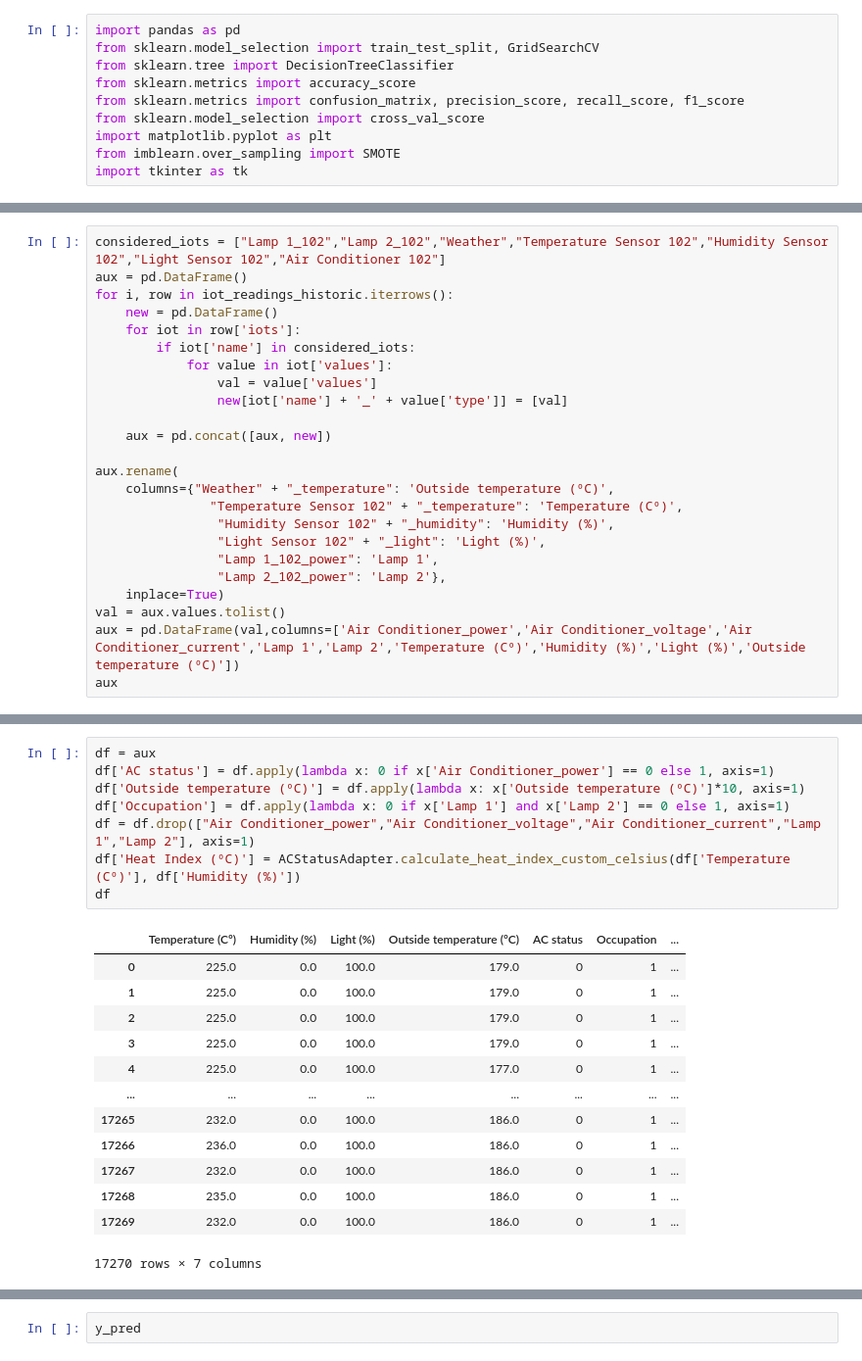
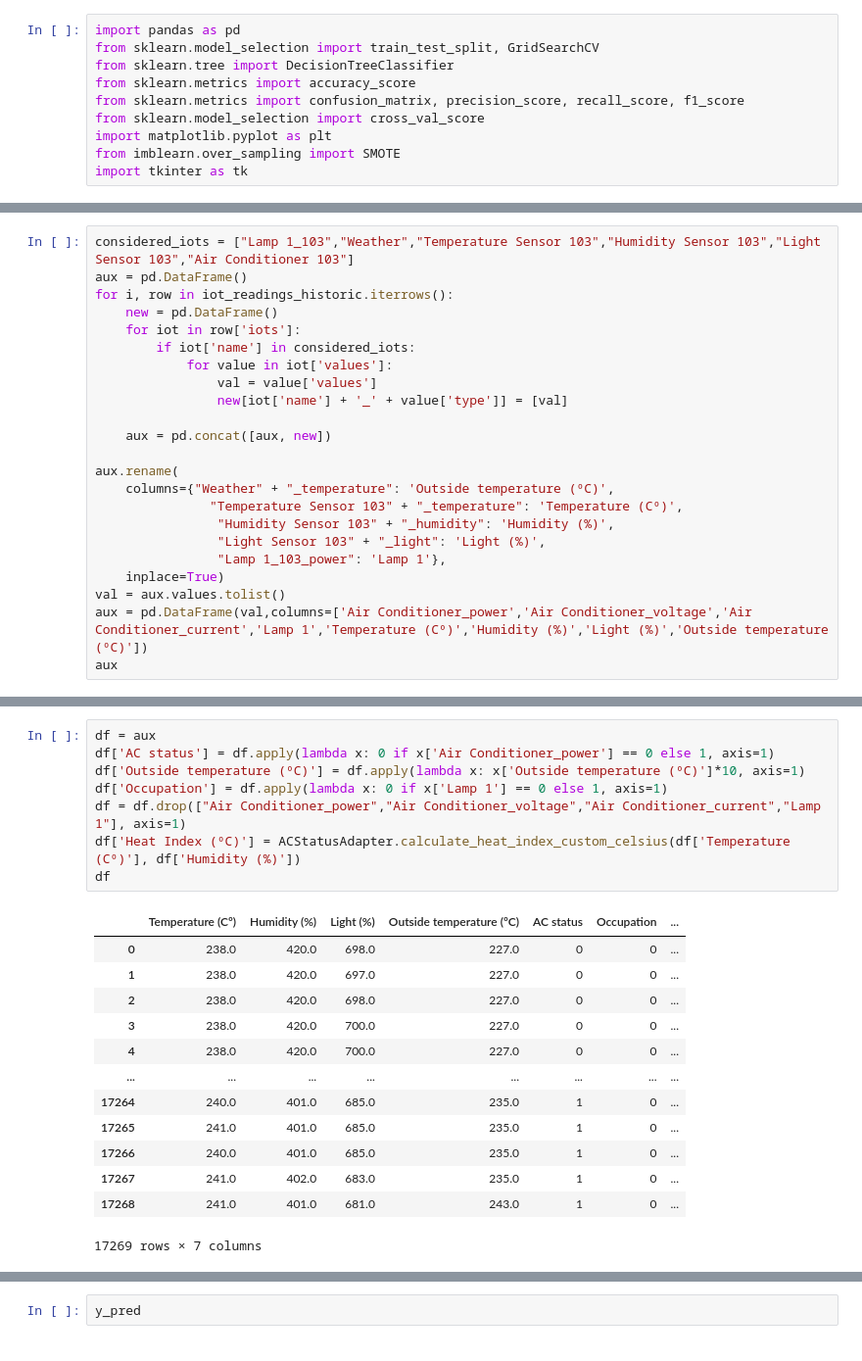
Before and after one commit to rafaeldpsilva/ac-optimization-bruno, a Jupyter notebook: GECAD103 - Arvore de DecisÃ£o - COM Oversampling (Grid Search).ipynb, the cells around one changed output, grey strips where cells are left out. Shown at 98% size. Saved outputs shown, nothing was run; the diff lists cells and outputs as text.

```diff
--- a/GECAD103 - Arvore de DecisÃ£o - COM Oversampling (Grid Search).ipynb
+++ b/GECAD103 - Arvore de DecisÃ£o - COM Oversampling (Grid Search).ipynb
@@ -37,5 +37,5 @@ iot_readings_historic
 # %%
-considered_iots = ["Lamp 1_102","Lamp 2_102","Weather","Temperature Sensor 102","Humidity Sensor 102","Light Sensor 102","Air Conditioner 102"]
+considered_iots = ["Lamp 1_103","Weather","Temperature Sensor 103","Humidity Sensor 103","Light Sensor 103","Air Conditioner 103"]
 aux = pd.DataFrame()
 for i, row in iot_readings_historic.iterrows():
     new = pd.DataFrame()
@@ -49,13 +49,12 @@ for i, row in iot_readings_historic.iterrows():
 
 aux.rename(
     columns={"Weather" + "_temperature": 'Outside temperature (ºC)',
-               "Temperature Sensor 102" + "_temperature": 'Temperature (Cº)',
-                "Humidity Sensor 102" + "_humidity": 'Humidity (%)',
-                "Light Sensor 102" + "_light": 'Light (%)',
-                "Lamp 1_102_power": 'Lamp 1',
-                "Lamp 2_102_power": 'Lamp 2'},
+               "Temperature Sensor 103" + "_temperature": 'Temperature (Cº)',
+                "Humidity Sensor 103" + "_humidity": 'Humidity (%)',
+                "Light Sensor 103" + "_light": 'Light (%)',
+                "Lamp 1_103_power": 'Lamp 1'},
     inplace=True)
 val = aux.values.tolist()
-aux = pd.DataFrame(val,columns=['Air Conditioner_power','Air Conditioner_voltage','Air Conditioner_current','Lamp 1','Lamp 2','Temperature (Cº)','Humidity (%)','Light (%)','Outside temperature (ºC)'])
+aux = pd.DataFrame(val,columns=['Air Conditioner_power','Air Conditioner_voltage','Air Conditioner_current','Lamp 1','Temperature (Cº)','Humidity (%)','Light (%)','Outside temperature (ºC)'])
 aux
 # %% [output]
@@ -75,25 +74,25 @@ aux
 # %%
 df = aux
 df['AC status'] = df.apply(lambda x: 0 if x['Air Conditioner_power'] == 0 else 1, axis=1)
 df['Outside temperature (ºC)'] = df.apply(lambda x: x['Outside temperature (ºC)']*10, axis=1)
-df['Occupation'] = df.apply(lambda x: 0 if x['Lamp 1'] and x['Lamp 2'] == 0 else 1, axis=1)
-df = df.drop(["Air Conditioner_power","Air Conditioner_voltage","Air Conditioner_current","Lamp 1","Lamp 2"], axis=1)
+df['Occupation'] = df.apply(lambda x: 0 if x['Lamp 1'] == 0 else 1, axis=1)
+df = df.drop(["Air Conditioner_power","Air Conditioner_voltage","Air Conditioner_current","Lamp 1"], axis=1)
 df['Heat Index (ºC)'] = ACStatusAdapter.calculate_heat_index_custom_celsius(df['Temperature (Cº)'], df['Humidity (%)'])
 df
 # %% [output]
 |  | Temperature (Cº) | Humidity (%) | Light (%) | Outside temperature (ºC) | AC status | Occupation | ... |
-| 0 | 225.0 | 0.0 | 100.0 | 179.0 | 0 | 1 | ... |
-| 1 | 225.0 | 0.0 | 100.0 | 179.0 | 0 | 1 | ... |
-| 2 | 225.0 | 0.0 | 100.0 | 179.0 | 0 | 1 | ... |
-| 3 | 225.0 | 0.0 | 100.0 | 179.0 | 0 | 1 | ... |
-| 4 | 225.0 | 0.0 | 100.0 | 177.0 | 0 | 1 | ... |
+| 0 | 238.0 | 420.0 | 698.0 | 227.0 | 0 | 0 | ... |
+| 1 | 238.0 | 420.0 | 697.0 | 227.0 | 0 | 0 | ... |
+| 2 | 238.0 | 420.0 | 698.0 | 227.0 | 0 | 0 | ... |
+| 3 | 238.0 | 420.0 | 700.0 | 227.0 | 0 | 0 | ... |
+| 4 | 238.0 | 420.0 | 700.0 | 227.0 | 0 | 0 | ... |
 | ... | ... | ... | ... | ... | ... | ... | ... |
-| 17265 | 232.0 | 0.0 | 100.0 | 186.0 | 0 | 1 | ... |
-| 17266 | 236.0 | 0.0 | 100.0 | 186.0 | 0 | 1 | ... |
-| 17267 | 232.0 | 0.0 | 100.0 | 186.0 | 0 | 1 | ... |
-| 17268 | 235.0 | 0.0 | 100.0 | 186.0 | 0 | 1 | ... |
-| 17269 | 232.0 | 0.0 | 100.0 | 186.0 | 0 | 1 | ... |
+| 17264 | 240.0 | 401.0 | 685.0 | 235.0 | 1 | 0 | ... |
+| 17265 | 241.0 | 401.0 | 685.0 | 235.0 | 1 | 0 | ... |
+| 17266 | 240.0 | 401.0 | 685.0 | 235.0 | 1 | 0 | ... |
+| 17267 | 241.0 | 402.0 | 683.0 | 235.0 | 1 | 0 | ... |
+| 17268 | 241.0 | 401.0 | 681.0 | 243.0 | 1 | 0 | ... |
-17270 rows × 7 columns
+17269 rows × 7 columns
 # %%
 #Oversampling
 X = df[['Outside temperature (ºC)', 'Temperature (Cº)', 'Humidity (%)', 'Heat Index (ºC)', 'Occupation']]
```
Also changed, not shown: parts of 4 cells of this notebook, 1 other file.
